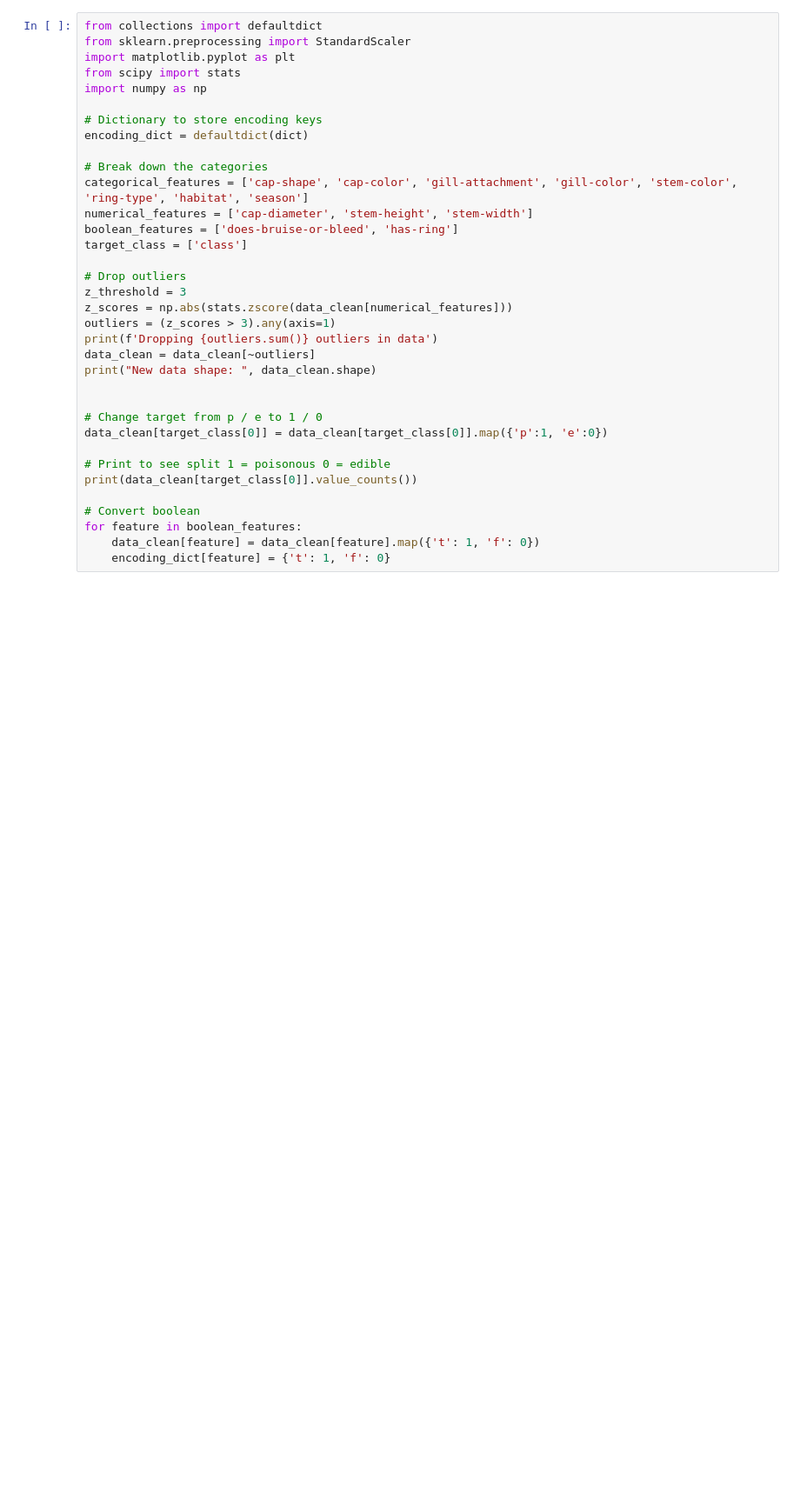
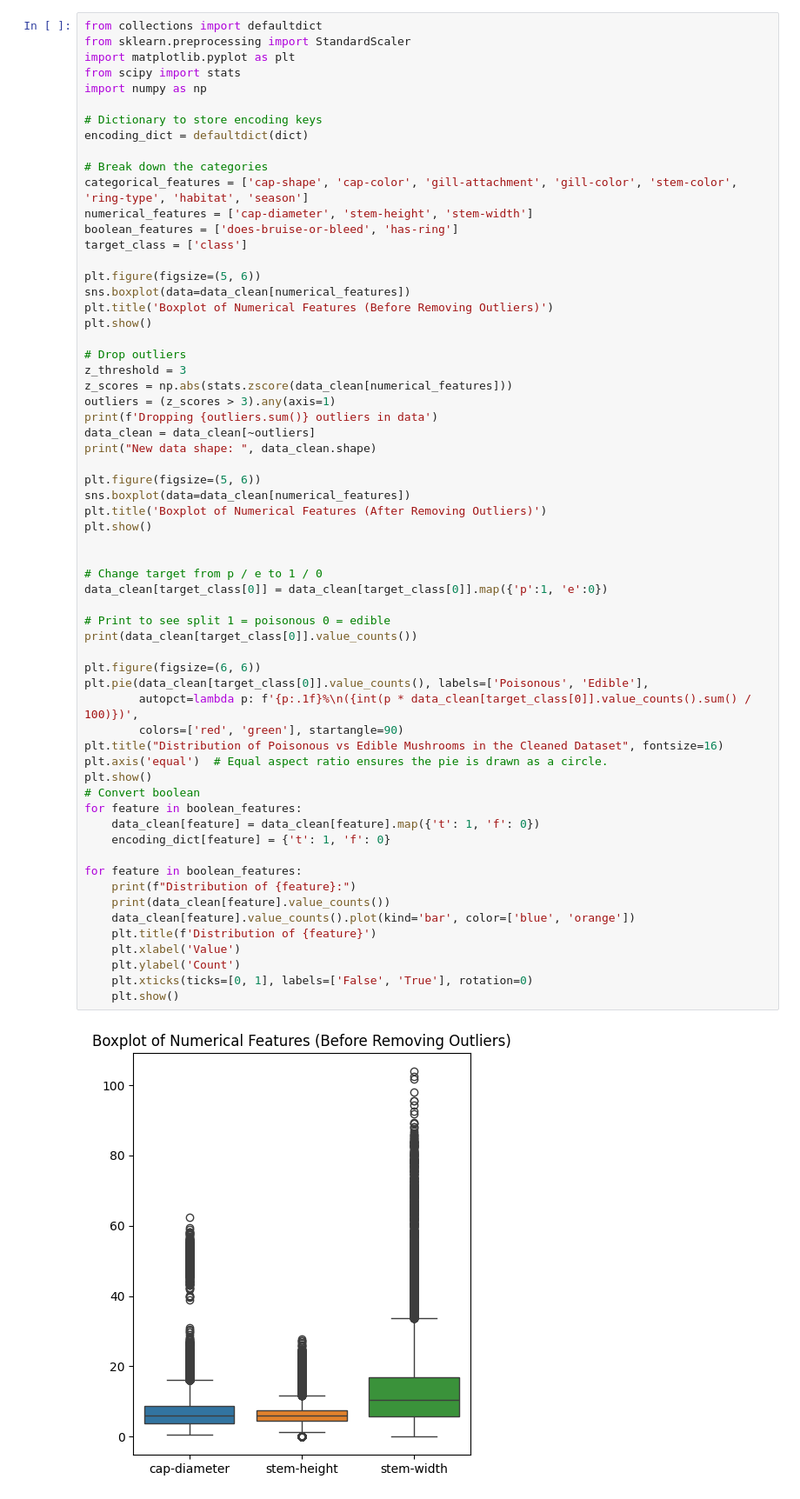
Before and after one commit to TheGrizF/CS422-Mushroom-Classification, a Jupyter notebook: CleaningData.ipynb, the cells around one changed output. Shown at 87% size. Drawn from its saved outputs; the diff is of its cells as text; blank space fills up the shorter version.

```diff
--- a/CleaningData.ipynb
+++ b/CleaningData.ipynb
@@ -91,32 +106,60 @@ import numpy as np
 
 # Dictionary to store encoding keys
 encoding_dict = defaultdict(dict)
 
 # Break down the categories
 categorical_features = ['cap-shape', 'cap-color', 'gill-attachment', 'gill-color', 'stem-color', 'ring-type', 'habitat', 'season']
 numerical_features = ['cap-diameter', 'stem-height', 'stem-width']
 boolean_features = ['does-bruise-or-bleed', 'has-ring']
 target_class = ['class']
 
+plt.figure(figsize=(5, 6))
+sns.boxplot(data=data_clean[numerical_features])
+plt.title('Boxplot of Numerical Features (Before Removing Outliers)')
+plt.show()
+
 # Drop outliers
 z_threshold = 3
 z_scores = np.abs(stats.zscore(data_clean[numerical_features]))
 outliers = (z_scores > 3).any(axis=1)
 print(f'Dropping {outliers.sum()} outliers in data')
 data_clean = data_clean[~outliers]
 print("New data shape: ", data_clean.shape)
 
+plt.figure(figsize=(5, 6))
+sns.boxplot(data=data_clean[numerical_features])
+plt.title('Boxplot of Numerical Features (After Removing Outliers)')
+plt.show()
+
 
 # Change target from p / e to 1 / 0
 data_clean[target_class[0]] = data_clean[target_class[0]].map({'p':1, 'e':0})
 
 # Print to see split 1 = poisonous 0 = edible
 print(data_clean[target_class[0]].value_counts())
 
+plt.figure(figsize=(6, 6))
+plt.pie(data_clean[target_class[0]].value_counts(), labels=['Poisonous', 'Edible'],
+        autopct=lambda p: f'{p:.1f}%\n({int(p * data_clean[target_class[0]].value_counts().sum() / 100)})',
+        colors=['red', 'green'], startangle=90)
+plt.title("Distribution of Poisonous vs Edible Mushrooms in the Cleaned Dataset", fontsize=16)
+plt.axis('equal')  # Equal aspect ratio ensures the pie is drawn as a circle.
+plt.show()
 # Convert boolean
 for feature in boolean_features:
     data_clean[feature] = data_clean[feature].map({'t': 1, 'f': 0})
     encoding_dict[feature] = {'t': 1, 'f': 0}
+
+for feature in boolean_features:
+    print(f"Distribution of {feature}:")
+    print(data_clean[feature].value_counts())
+    data_clean[feature].value_counts().plot(kind='bar', color=['blue', 'orange'])
+    plt.title(f'Distribution of {feature}')
+    plt.xlabel('Value')
+    plt.ylabel('Count')
+    plt.xticks(ticks=[0, 1], labels=['False', 'True'], rotation=0)
+    plt.show()
 # %% [output]
+[figure, added]
 Dropping 2016 outliers in data
 New data shape:  (47051, 14)
```
Also changed, not shown: parts of 5 cells of this notebook, 12 other files.
